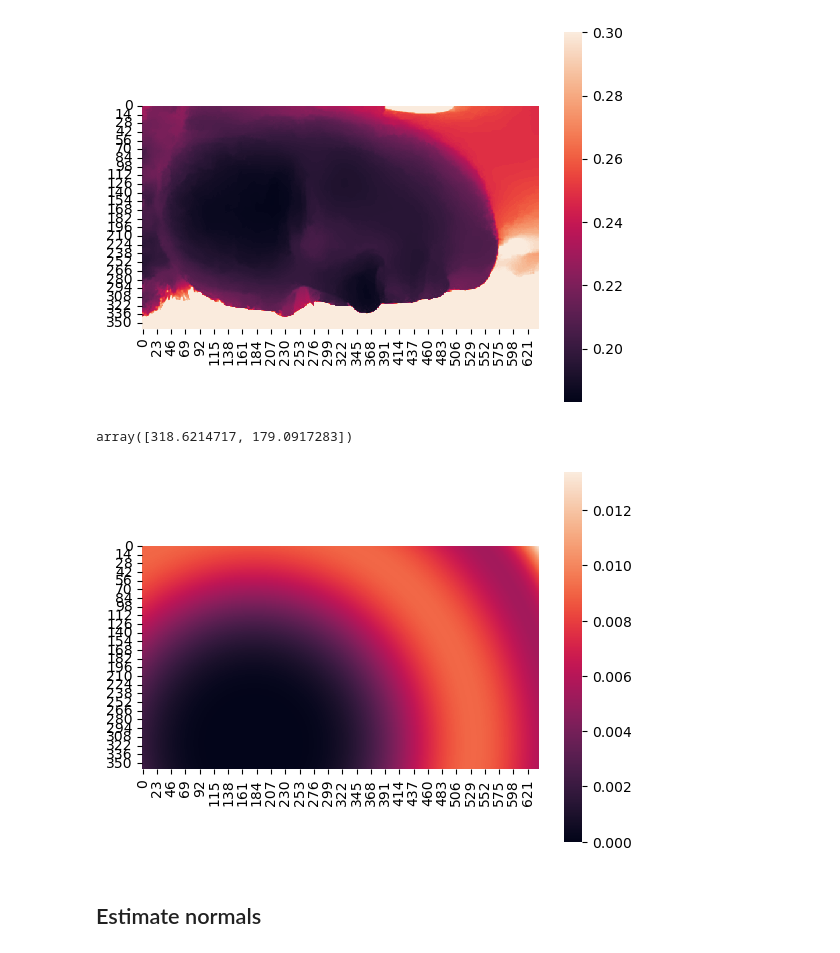
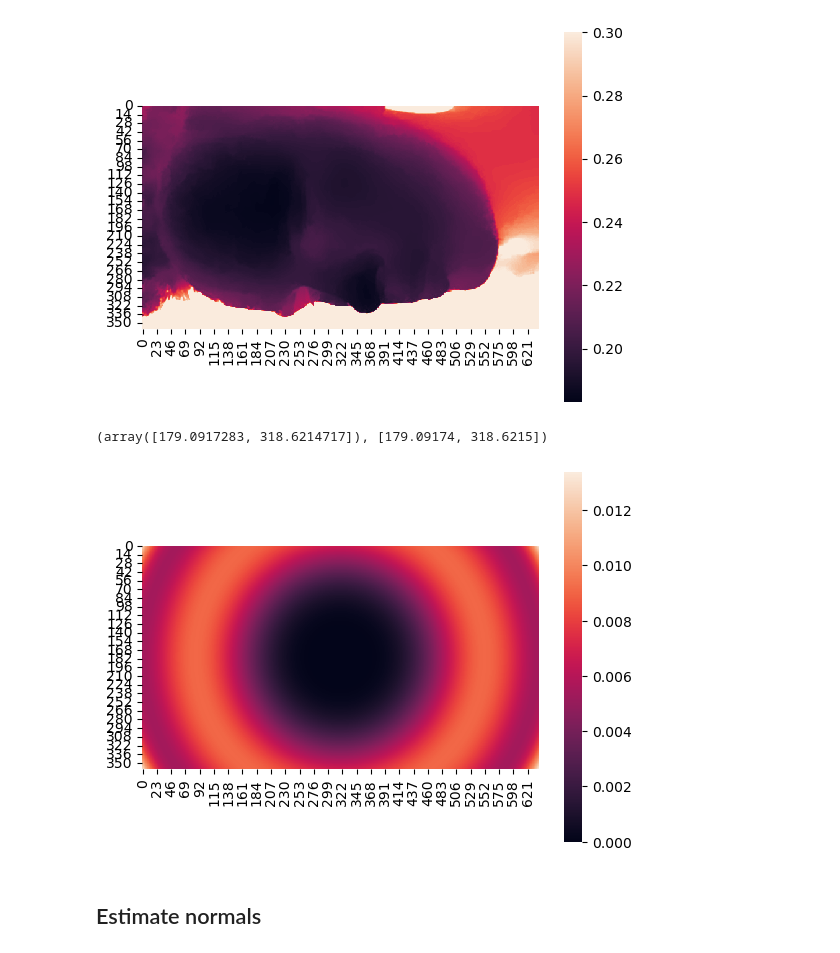
Before and after one commit to chris-polymetrix/ReconstructionAnalysis, a Jupyter notebook: depth_frames.ipynb, the cells around one changed output. Cells and saved outputs as stored; diff of their text form; code cells hidden in the pictures.

```diff
--- a/depth_frames.ipynb
+++ b/depth_frames.ipynb
@@ -49,10 +49,10 @@ class DepthImage:
     def __init__(self, depth, focal_length, center, skew, distortion_lookup, distortion_center, timestamp):
         self.depth = np.array(depth)
         self.focal_length = focal_length
-        self.center = center
+        self.center = center[::-1]
         self.skew = skew
         self.distortion_lookup = distortion_lookup
-        self.distortion_center = np.array(distortion_center)/5.3
+        self.distortion_center = np.array(distortion_center[::-1])/5.3
         self.intrinsic = np.array([
             [focal_length[0], skew, center[0]],
             [0, focal_length[1], center[1]],
@@ -86,10 +86,10 @@ class DepthImage:
 
 
 
-depth_images = [DepthImage(**x) for x in data[:1]]
+# depth_images = [DepthImage(**x) for x in data[:1]]
 # %%
-depth_images = [DepthImage(**x) for x in data]
-distorted_depth_images = [DepthImage(x["depth"], x["focal_length"], x["center"], x["skew"], [0.0,0.0,0.0], x["distortion_center"], x["timestamp"]) for x in data]
+depth_images = [DepthImage(**x) for x in tqdm(data)]
+# distorted_depth_images = [DepthImage(x["depth"], x["focal_length"], x["center"], x["skew"], [0.0,0.0,0.0], x["distortion_center"], x["timestamp"]) for x in tqdm(data)]
 # frames = [x.to_frame() for x in depth_images]
 # %%
 plt.plot(depth_images[0].distortion_lookup)
@@ -107,10 +103,10 @@ sns.heatmap(depth_images[10].depth, square=True, vmax=0.3)
 [figure]
 # %%
 sns.heatmap(depth_images[10].scales, square=True)
-depth_images[10].distortion_center
+depth_images[10].distortion_center, depth_images[10].center
 # %% [output]
-array([318.6214717, 179.0917283])
+(array([179.0917283, 318.6214717]), [179.09174, 318.6215])
-[figure, old version]
+[figure, new version]
 # %%
 for d in depth_images[::20]:
     pc = o3d.geometry.PointCloud()
```
Also changed, not shown: parts of 4 cells of this notebook, 3 other files.
